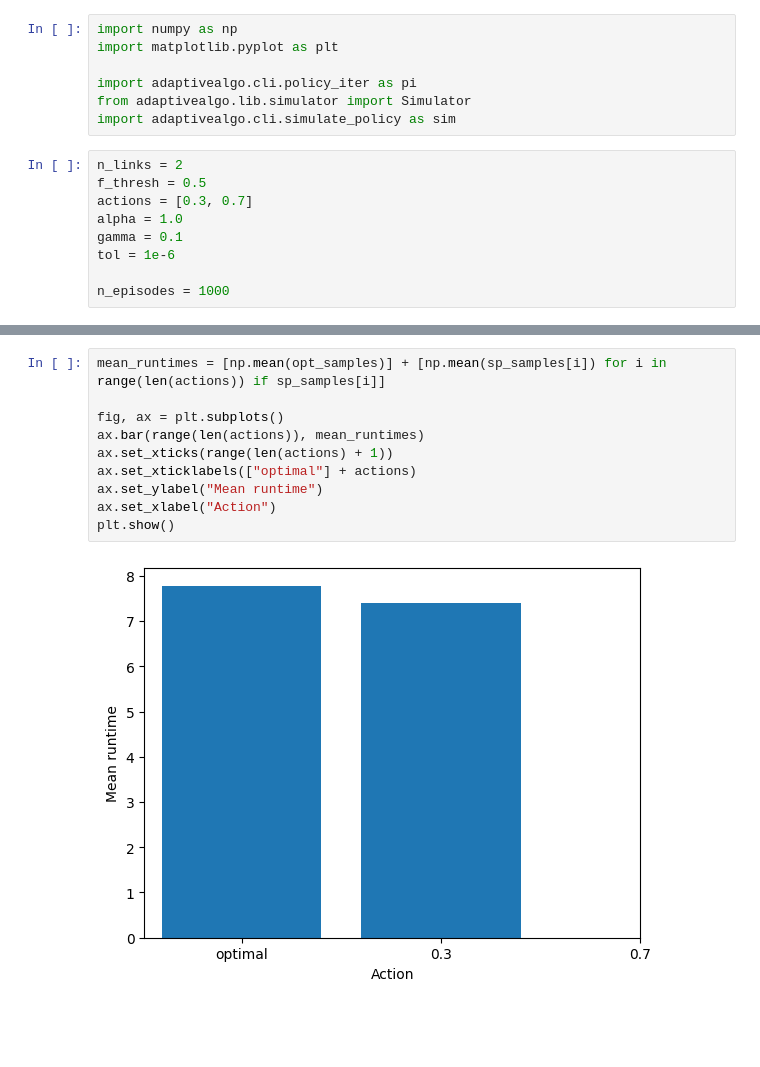
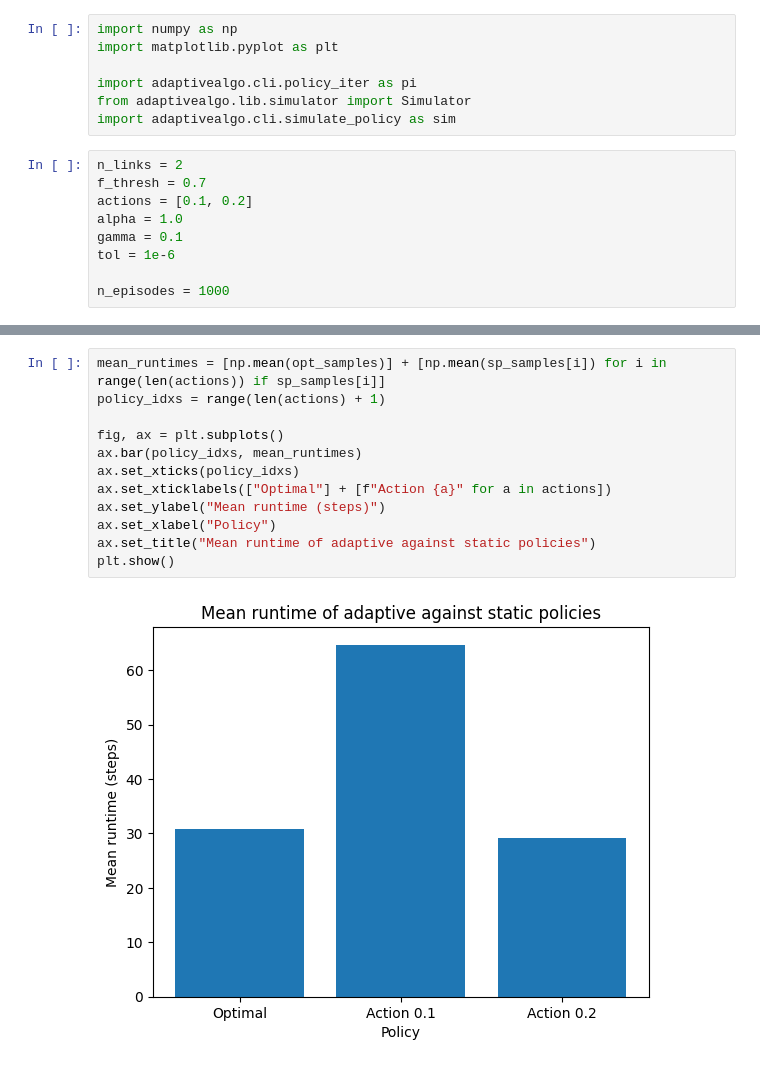
Before and after one commit to Bggoranoff/optimal-qn, a Jupyter notebook: src/adaptivealgo/experiments/experiment_single_protocol.ipynb, the cells around one changed output, grey strips where cells are left out. Cells and saved outputs as stored; diff of their text form; blank space fills up the shorter version.

```diff
--- a/src/adaptivealgo/experiments/experiment_single_protocol.ipynb
+++ b/src/adaptivealgo/experiments/experiment_single_protocol.ipynb
@@ -7,8 +7,8 @@ from adaptivealgo.lib.simulator import Simulator
 import adaptivealgo.cli.simulate_policy as sim
 # %%
 n_links = 2
-f_thresh = 0.5
-actions = [0.3, 0.7]
+f_thresh = 0.7
+actions = [0.1, 0.2]
 alpha = 1.0
 gamma = 0.1
 tol = 1e-6
@@ -47,12 +47,14 @@ Mean runtime for action 0.7: +inf steps
 # %%
 mean_runtimes = [np.mean(opt_samples)] + [np.mean(sp_samples[i]) for i in range(len(actions)) if sp_samples[i]]
+policy_idxs = range(len(actions) + 1)
 
 fig, ax = plt.subplots()
-ax.bar(range(len(actions)), mean_runtimes)
-ax.set_xticks(range(len(actions) + 1))
-ax.set_xticklabels(["optimal"] + actions)
-ax.set_ylabel("Mean runtime")
-ax.set_xlabel("Action")
+ax.bar(policy_idxs, mean_runtimes)
+ax.set_xticks(policy_idxs)
+ax.set_xticklabels(["Optimal"] + [f"Action {a}" for a in actions])
+ax.set_ylabel("Mean runtime (steps)")
+ax.set_xlabel("Policy")
+ax.set_title("Mean runtime of adaptive against static policies")
 plt.show()
 # %% [output]
-[figure, old version]
+[figure, new version]
```
Also changed, not shown: parts of 2 cells of this notebook, 4 other files.
